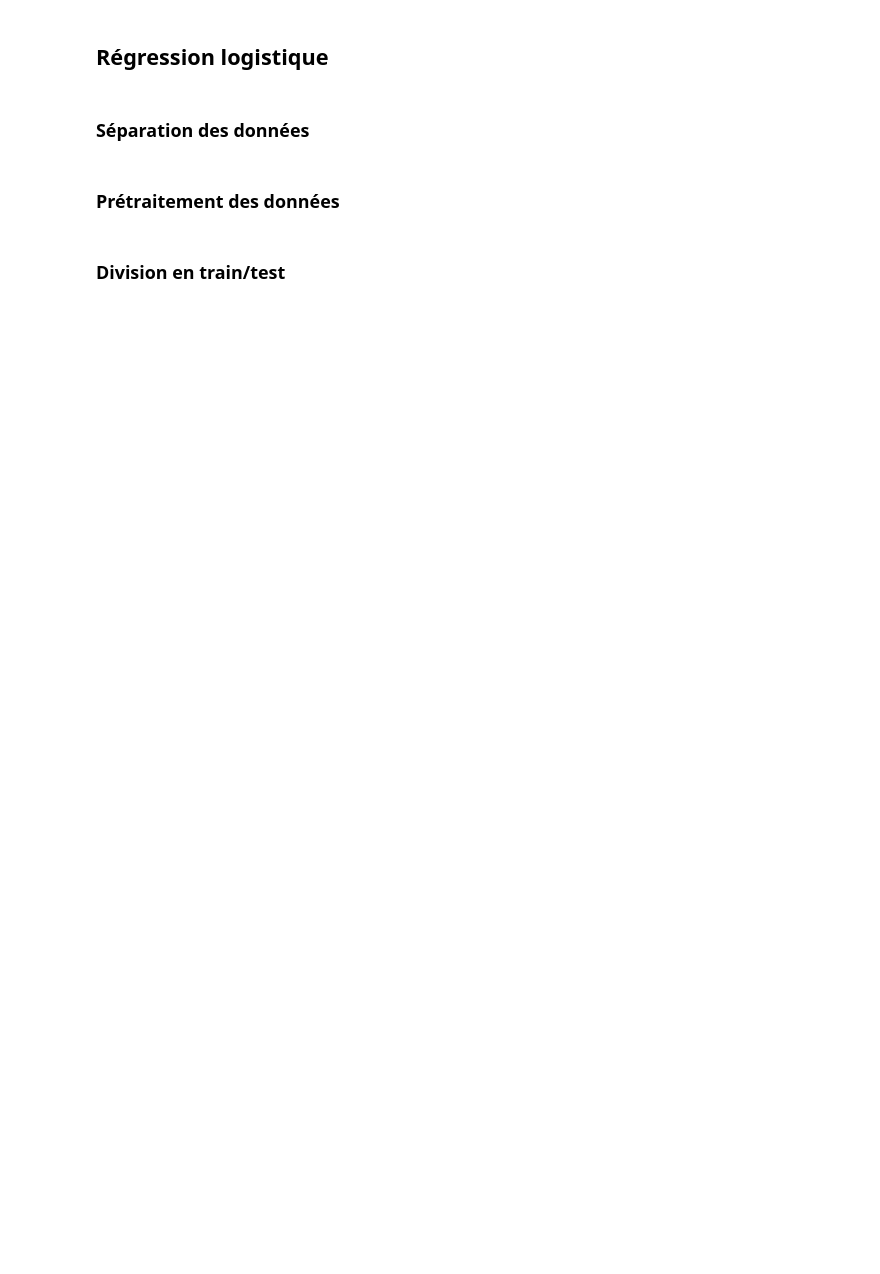
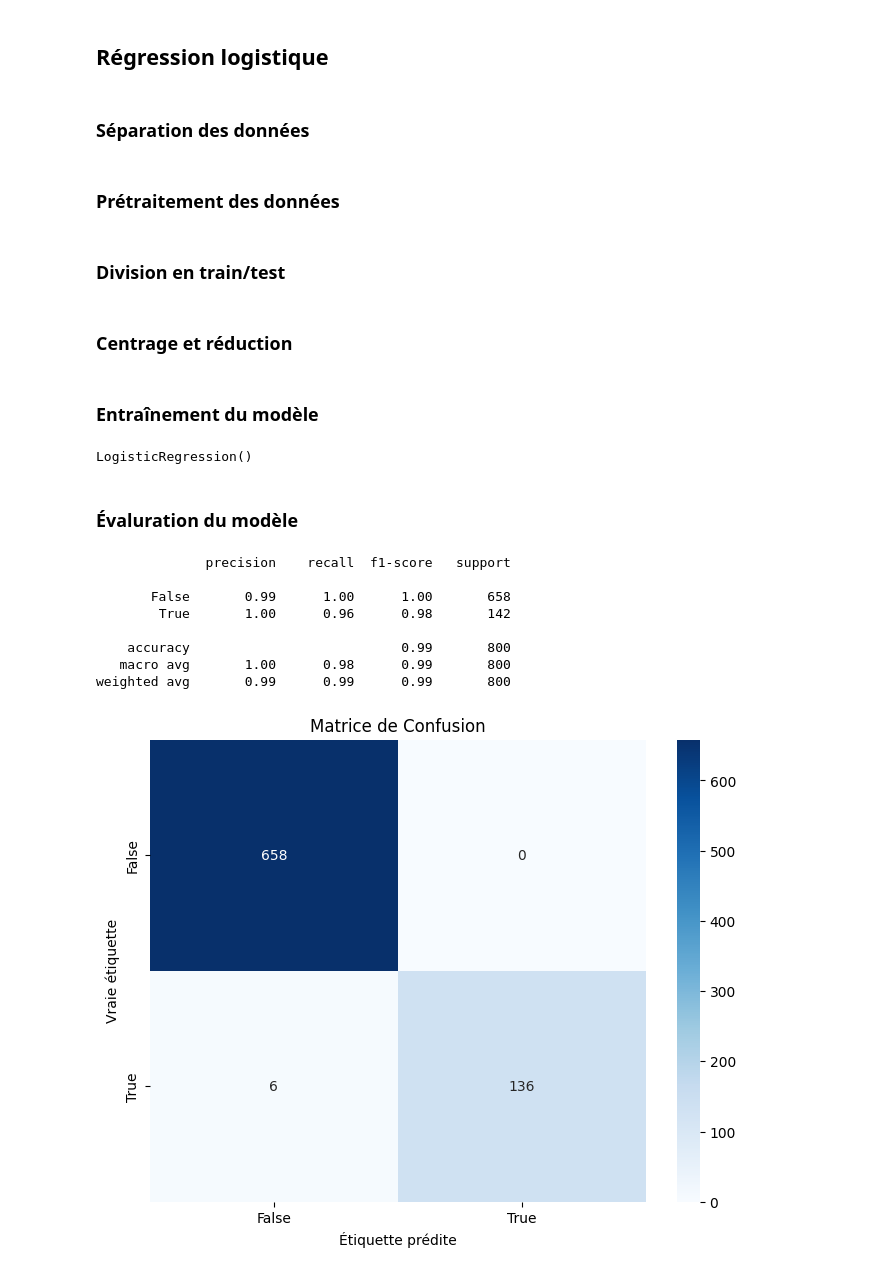
Before and after one commit to ValentinRonsseray/pokemon_dataset, a Jupyter notebook: 04_classification.ipynb, the cells around one changed output. Cells and saved outputs as stored; diff of their text form; code cells hidden in the pictures; blank space fills up the shorter version.

```diff
--- a/04_classification.ipynb
+++ b/04_classification.ipynb
@@ -78,6 +83,56 @@ X_scaled = scaler.fit_transform(X)
 # %%
 from sklearn.model_selection import train_test_split
 
-X_train, X_test, y_train, y_test = train_test_split(
-    X_scaled, y, test_size=0.2, random_state=1
-)
+X_train_raw, X_test_raw, y_train, y_test = train_test_split(
+    X, y, test_size=0.2
+) # random_state can be set if needed
+# %% [markdown]
+### Centrage et réduction
+# %%
+from sklearn.preprocessing import StandardScaler
+
+scaler = StandardScaler()
+X_train = scaler.fit_transform(X_train_raw)
+X_test = scaler.transform(X_test_raw)
+# %% [markdown]
+### Entraînement du modèle
+# %%
+from sklearn.linear_model import LogisticRegression
+
+model = LogisticRegression()
+model.fit(X_train, y_train)
+# %% [output]
+LogisticRegression()
+# %% [markdown]
+### Évaluration du modèle
+# %%
+from sklearn.metrics import classification_report
+
+y_pred = model.predict(X_test)
+print(classification_report(y_test, y_pred))
+
+# Matrice de Confusion
+cm = confusion_matrix(y_test, y_pred)
+plt.figure(figsize=(8, 6))
+sns.heatmap(
+    cm,
+    annot=True,
+    fmt="d",
+    cmap="Blues",
+    xticklabels=model.classes_,
+    yticklabels=model.classes_,
+)
+plt.title("Matrice de Confusion")
+plt.ylabel("Vraie étiquette")
+plt.xlabel("Étiquette prédite")
+plt.show()
+# %% [output]
+              precision    recall  f1-score   support
+
+       False       0.99      1.00      1.00       658
+        True       1.00      0.96      0.98       142
+
+    accuracy                           0.99       800
+   macro avg       1.00      0.98      0.99       800
+weighted avg       0.99      0.99      0.99       800
+[figure, added]
```
Also changed, not shown: parts of 13 cells of this notebook.
